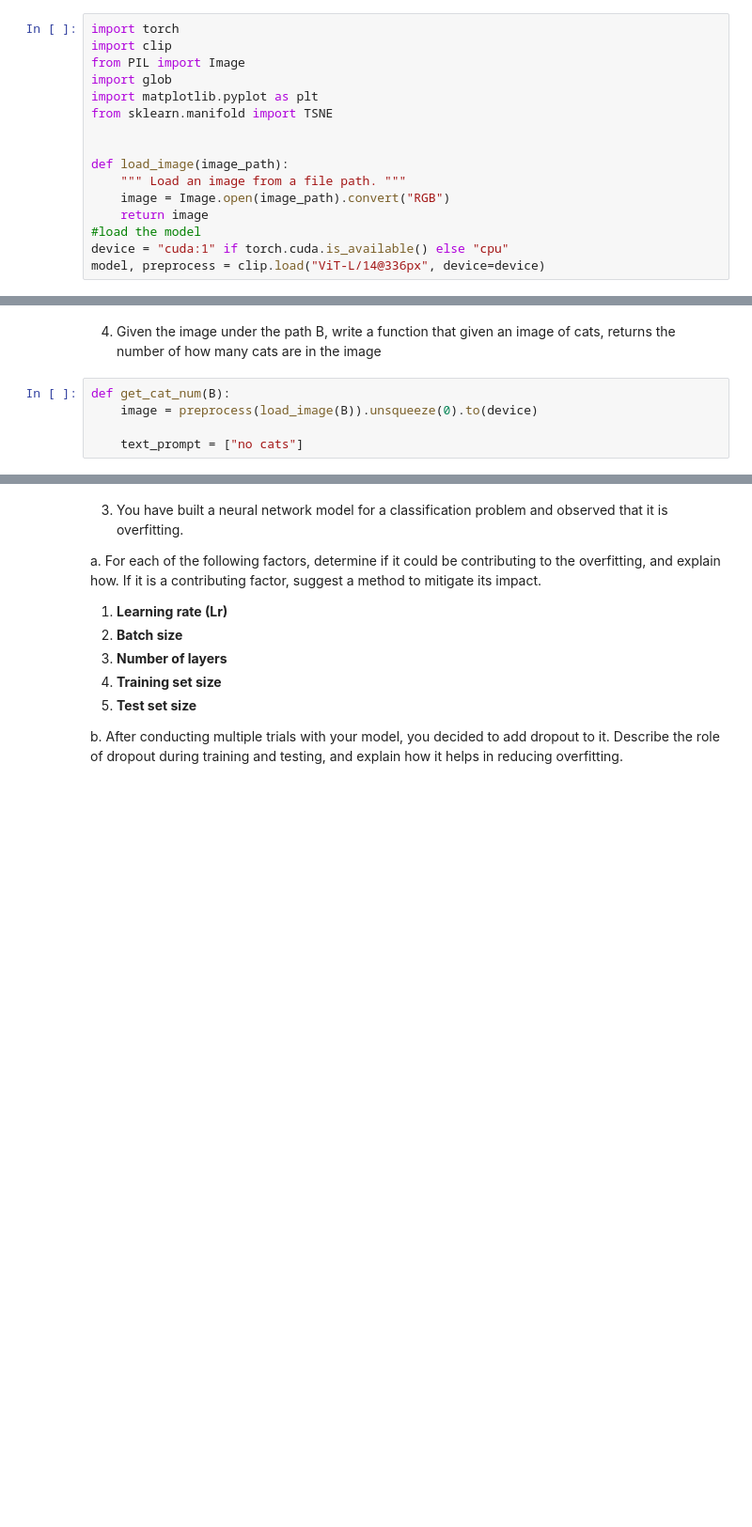
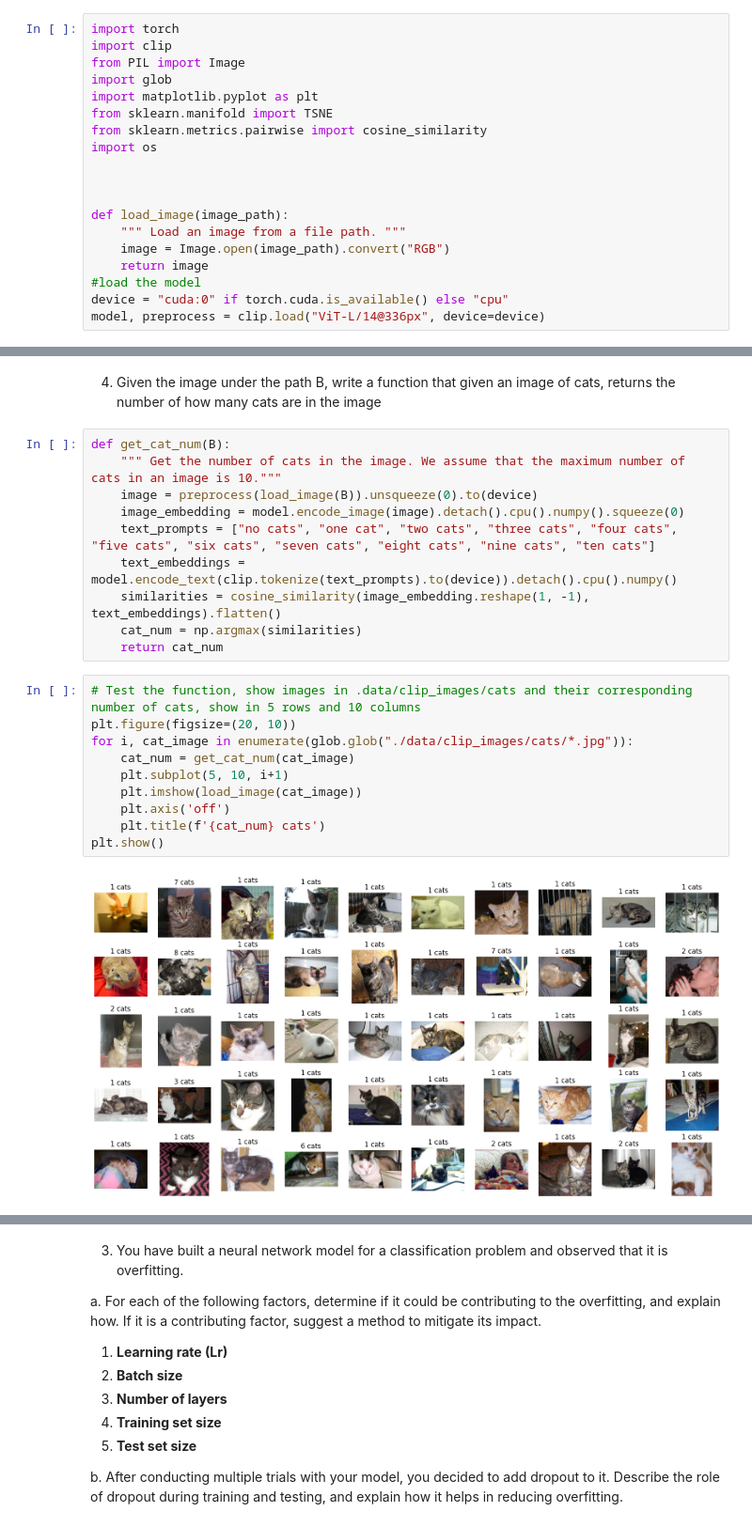
Before and after one commit to wr0om/ComputerVisionHW, a Jupyter notebook: HW1/ee046746_hw2_classification_foundation_models.ipynb, the cells around one changed output, grey strips where cells are left out. Shown at 94% size. Cells and saved outputs as stored; diff of their text form; blank space fills up the shorter version.

```diff
--- a/HW1/ee046746_hw2_classification_foundation_models.ipynb
+++ b/HW1/ee046746_hw2_classification_foundation_models.ipynb
@@ -579,6 +582,9 @@ from PIL import Image
 import glob
 import matplotlib.pyplot as plt
 from sklearn.manifold import TSNE
+from sklearn.metrics.pairwise import cosine_similarity
+import os
+
 
 
 def load_image(image_path):
@@ -586,7 +592,7 @@ def load_image(image_path):
     image = Image.open(image_path).convert("RGB")
     return image
 #load the model
-device = "cuda:1" if torch.cuda.is_available() else "cpu"
+device = "cuda:0" if torch.cuda.is_available() else "cpu"
 model, preprocess = clip.load("ViT-L/14@336px", device=device)
 # %% [markdown]
 you can find documentation for this model in the following github: https://github.com/openai/CLIP
@@ -739,8 +741,25 @@ plt.show()
 [figure]
 # %% [markdown]
 4. Given the image under the path B, write a function that given an image of cats, returns the number of how many cats are in the image
-# %%
-def get_cat_num(B):
-    image = preprocess(load_image(B)).unsqueeze(0).to(device)
-
-    text_prompt = ["no cats"]
+# %%
+def get_cat_num(B):
+    """ Get the number of cats in the image. We assume that the maximum number of cats in an image is 10."""
+    image = preprocess(load_image(B)).unsqueeze(0).to(device)
+    image_embedding = model.encode_image(image).detach().cpu().numpy().squeeze(0)
+    text_prompts = ["no cats", "one cat", "two cats", "three cats", "four cats", "five cats", "six cats", "seven cats", "eight cats", "nine cats", "ten cats"]
+    text_embeddings = model.encode_text(clip.tokenize(text_prompts).to(device)).detach().cpu().numpy()
+    similarities = cosine_similarity(image_embedding.reshape(1, -1), text_embeddings).flatten()
+    cat_num = np.argmax(similarities)
+    return cat_num
+# %%
+# Test the function, show images in .data/clip_images/cats and their corresponding number of cats, show in 5 rows and 10 columns
+plt.figure(figsize=(20, 10))
+for i, cat_image in enumerate(glob.glob("./data/clip_images/cats/*.jpg")):
+    cat_num = get_cat_num(cat_image)
+    plt.subplot(5, 10, i+1)
+    plt.imshow(load_image(cat_image))
+    plt.axis('off')
+    plt.title(f'{cat_num} cats')
+plt.show()
+# %% [output]
+[figure, added]
```
Also changed, not shown: parts of 8 cells of this notebook.
